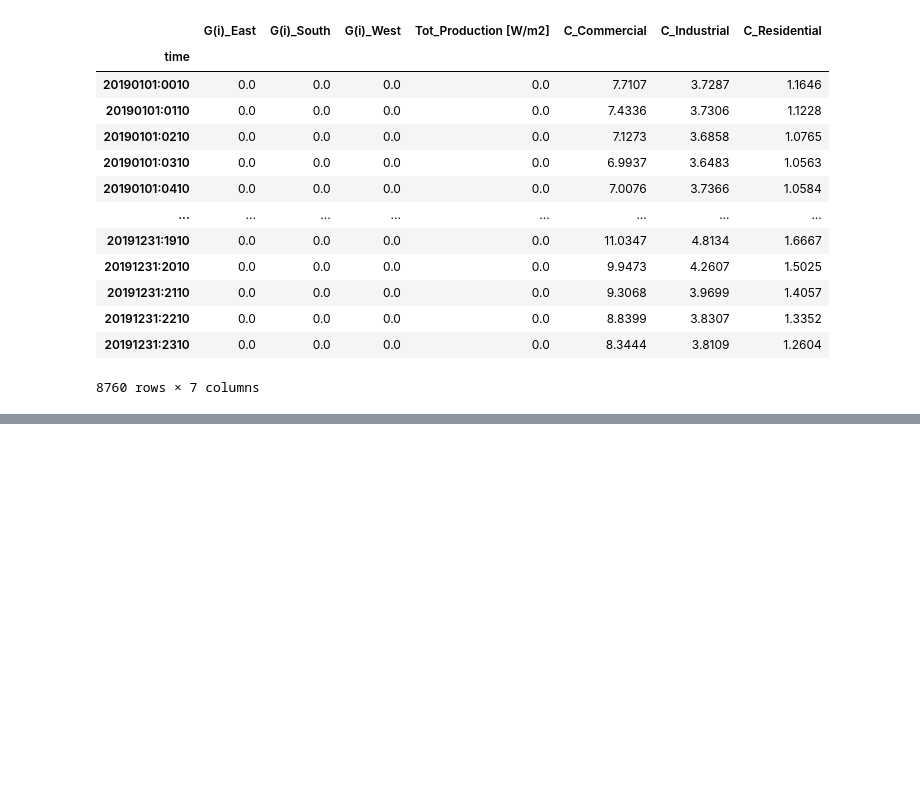
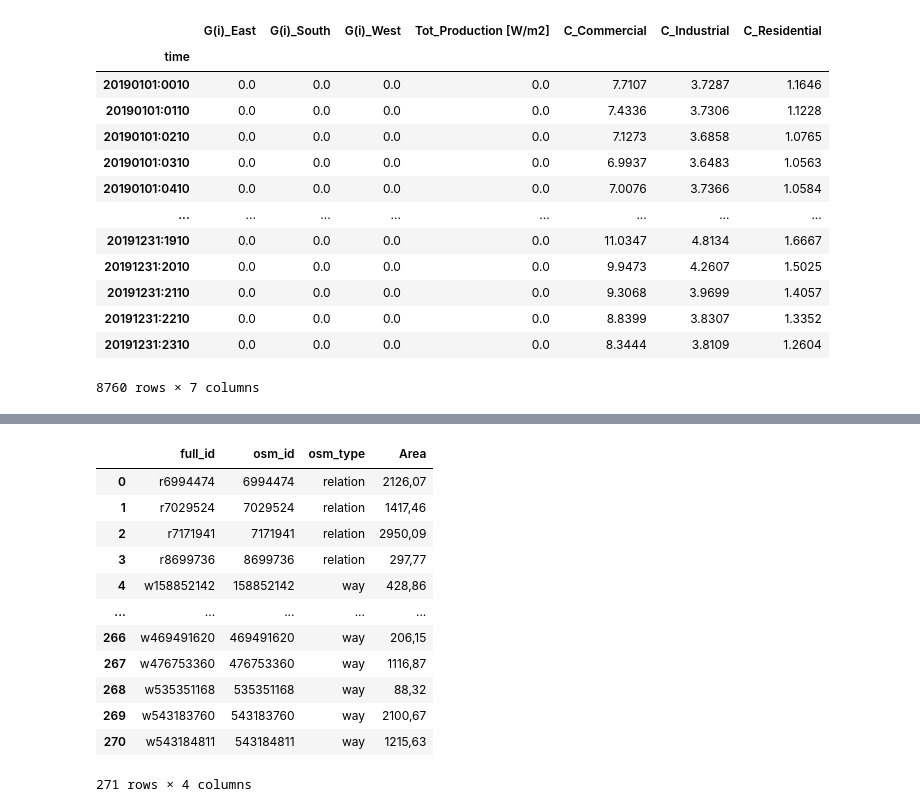
Before and after one commit to ALBOS-LAB/Thesis, a Jupyter notebook: Thesis.ipynb, the cells around one changed output, grey strips where cells are left out. Saved outputs shown, nothing was run; the diff lists cells and outputs as text; code cells hidden in the pictures; blank space fills up the shorter version.

```diff
--- a/Thesis.ipynb
+++ b/Thesis.ipynb
@@ -233,0 +355,19 @@ ApplicationError: Solver (asl) did not exit normally
+# %%
+DF_name = "Thesis_User_Commercial.csv"
+DF_path = os.path.join(Data_path_Users, DF_name)
+DF_m2_Commercial = pd.read_csv(DF_path,sep=",",on_bad_lines='skip', header=0, parse_dates=[0])
+DF_m2_Commercial
+# %% [output]
+|  | full_id | osm_id | osm_type | Area |
+| 0 | r6994474 | 6994474 | relation | 2126,07 |
+| 1 | r7029524 | 7029524 | relation | 1417,46 |
+| 2 | r7171941 | 7171941 | relation | 2950,09 |
+| 3 | r8699736 | 8699736 | relation | 297,77 |
+| 4 | w158852142 | 158852142 | way | 428,86 |
+| ... | ... | ... | ... | ... |
+| 266 | w469491620 | 469491620 | way | 206,15 |
+| 267 | w476753360 | 476753360 | way | 1116,87 |
+| 268 | w535351168 | 535351168 | way | 88,32 |
+| 269 | w543183760 | 543183760 | way | 2100,67 |
+| 270 | w543184811 | 543184811 | way | 1215,63 |
+271 rows × 4 columns
```
Also changed, not shown: parts of 26 cells of this notebook, 14 other files.
